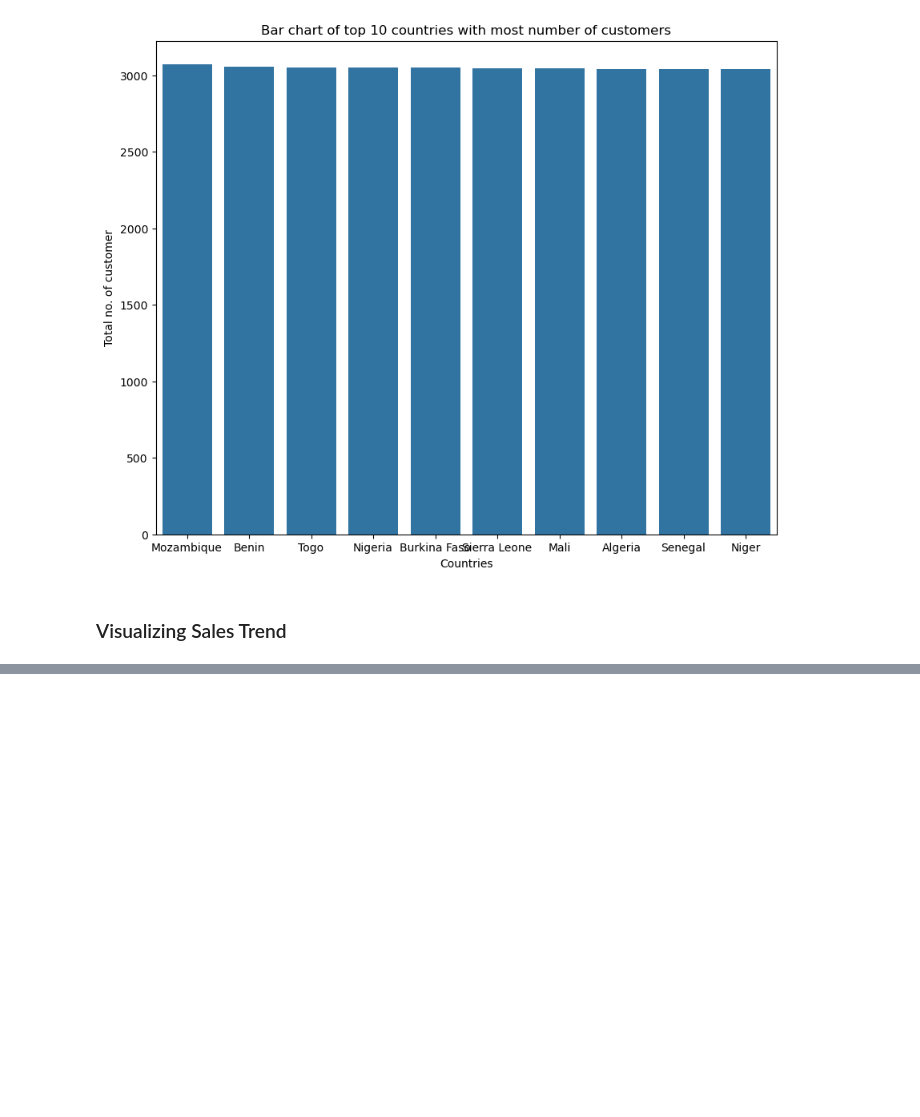
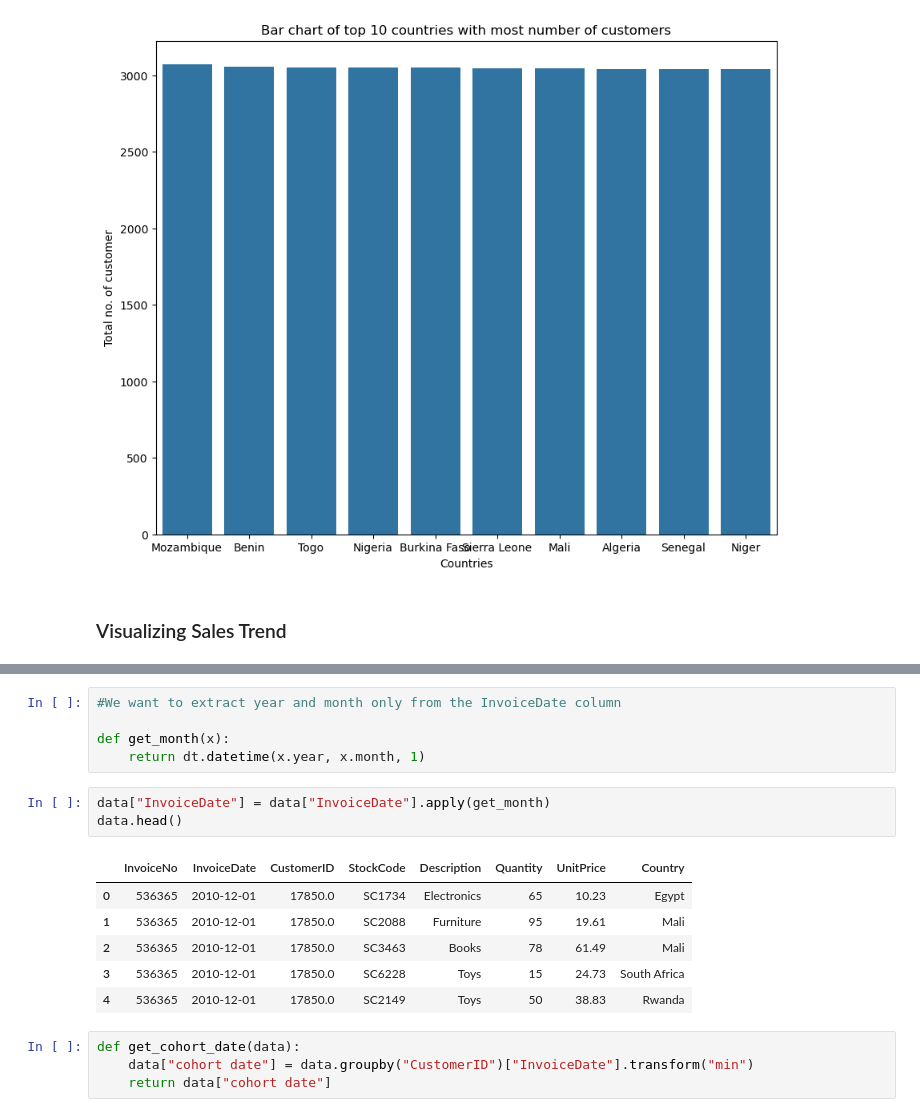
Before and after one commit to willifet/Cohort_Analysis_for_E-shop_Pro, a Jupyter notebook: Notebook/Cohort_Analysis.ipynb, the cells around one changed output, grey strips where cells are left out. Saved outputs shown, nothing was run; the diff lists cells and outputs as text; blank space fills up the shorter version.

```diff
--- a/Notebook/Cohort_Analysis.ipynb
+++ b/Notebook/Cohort_Analysis.ipynb
@@ -203,0 +215,19 @@ plt.show()
+# %%
+#We want to extract year and month only from the InvoiceDate column
+
+def get_month(x):
+    return dt.datetime(x.year, x.month, 1)
+# %%
+data["InvoiceDate"] = data["InvoiceDate"].apply(get_month)
+data.head()
+# %% [output]
+|  | InvoiceNo | InvoiceDate | CustomerID | StockCode | Description | Quantity | UnitPrice | Country |
+| 0 | 536365 | 2010-12-01 | 17850.0 | SC1734 | Electronics | 65 | 10.23 | Egypt |
+| 1 | 536365 | 2010-12-01 | 17850.0 | SC2088 | Furniture | 95 | 19.61 | Mali |
+| 2 | 536365 | 2010-12-01 | 17850.0 | SC3463 | Books | 78 | 61.49 | Mali |
+| 3 | 536365 | 2010-12-01 | 17850.0 | SC6228 | Toys | 15 | 24.73 | South Africa |
+| 4 | 536365 | 2010-12-01 | 17850.0 | SC2149 | Toys | 50 | 38.83 | Rwanda |
+# %%
+def get_cohort_date(data):
+    data["cohort date"] = data.groupby("CustomerID")["InvoiceDate"].transform("min")
+    return data["cohort date"]
```
Also changed, not shown: parts of 20 cells of this notebook.
